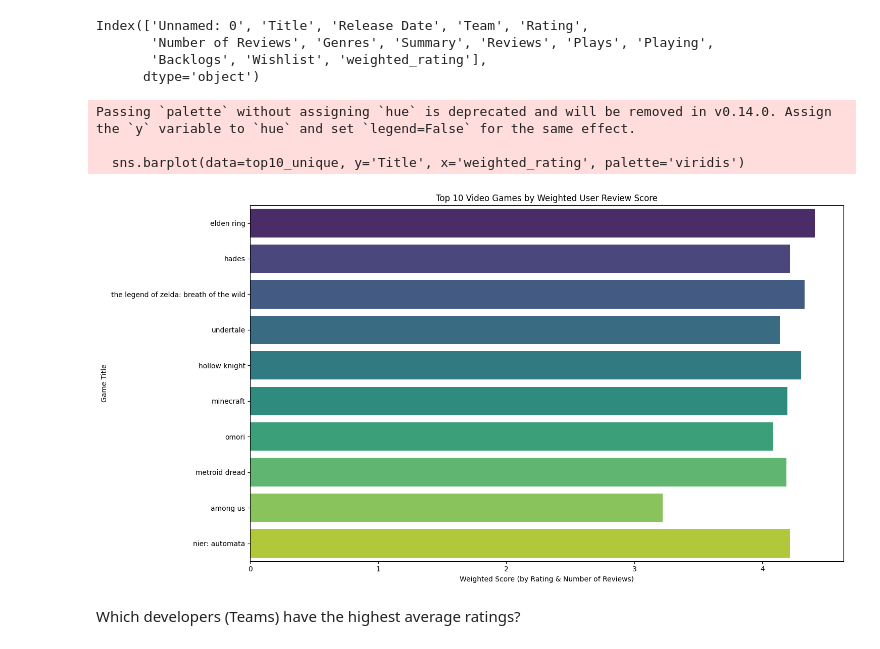
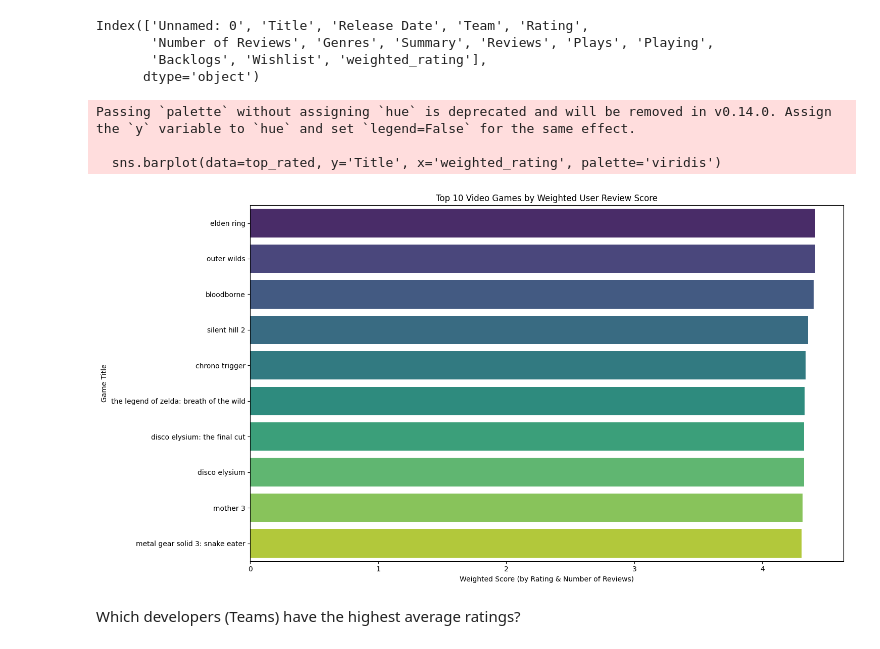
Before and after one commit to nkumar1401/Eda_salesandgames, a Jupyter notebook: edas_salesandgames.ipynb, the cells around one changed output. Cells and saved outputs as stored; diff of their text form; code cells hidden in the pictures.

```diff
--- a/edas_salesandgames.ipynb
+++ b/edas_salesandgames.ipynb
@@ -339,18 +339,18 @@ Index(['Unnamed: 0', 'Title', 'Release Date', 'Team', 'Rating',
 # %%
 
 plt.figure(figsize=(15, 8))
-top10_unique = df_game.drop_duplicates('Title').head(10)
-sns.barplot(data=top10_unique, y='Title', x='weighted_rating', palette='viridis')
+top_rated = top_rated.drop_duplicates('Title').head(10)
+sns.barplot(data=top_rated, y='Title', x='weighted_rating', palette='viridis')
 plt.xlabel('Weighted Score (by Rating & Number of Reviews)')
 plt.ylabel('Game Title')
 plt.title('Top 10 Video Games by Weighted User Review Score')
 plt.tight_layout()
 plt.show()
 # %% [output]
 Passing `palette` without assigning `hue` is deprecated and will be removed in v0.14.0. Assign the `y` variable to `hue` and set `legend=False` for the same effect.
 
-  sns.barplot(data=top10_unique, y='Title', x='weighted_rating', palette='viridis')
+  sns.barplot(data=top_rated, y='Title', x='weighted_rating', palette='viridis')
-[figure, old version]
+[figure, new version]
 # %% [markdown]
 Which developers (Teams) have the highest average ratings?
 # %%
```
